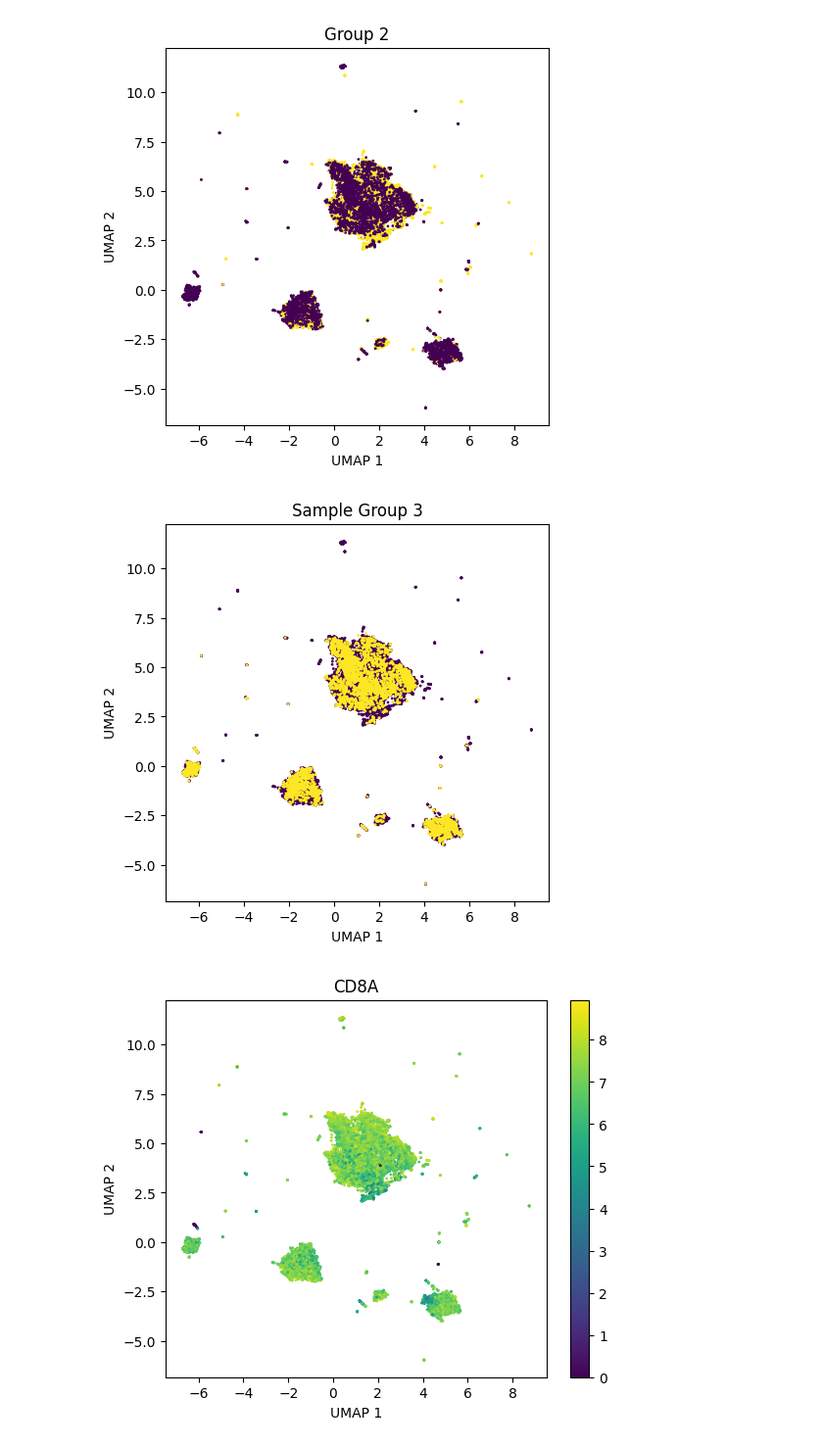
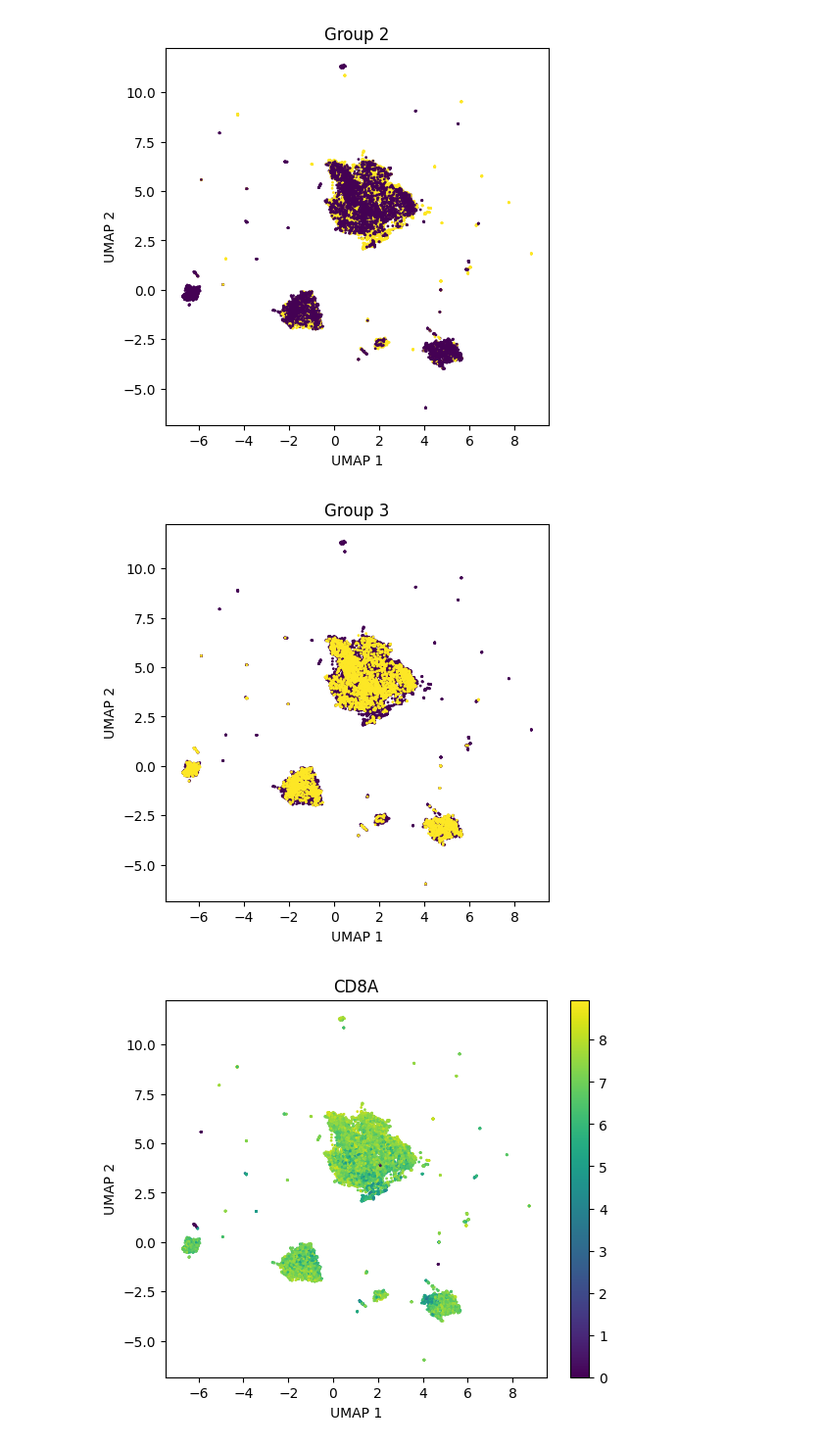
Before and after one commit to Perik-Zavodskii/TCRscape, a Jupyter notebook: TCRsacape.ipynb, the cells around one changed output. Shown at 98% size. Drawn from its saved outputs; the diff is of its cells as text; code cells hidden in the pictures.

```diff
--- a/TCRsacape.ipynb
+++ b/TCRsacape.ipynb
@@ -294,19 +306,19 @@ plt.savefig('TCRscape Group 2.png', dpi=600, bbox_inches='tight')
 # %%
 #UMAP Feature plot
 
 feature = df["Sample_Group 3"]
 
 plt.figure(figsize=(5.05,5))
 plt.scatter(clusterable_embedding[:, 0], clusterable_embedding[:, 1],
             c = feature, cmap = "viridis", s = 1)
 
-plt.title("Sample Group 3")
+plt.title("Group 3")
 plt.xlabel('UMAP 1')
 plt.ylabel('UMAP 2')
 
 plt.savefig('TCRscape Group 3.png', dpi=600, bbox_inches='tight')
 # %% [output]
-[figure, old version]
+[figure, new version]
 # %%
 #UMAP Feature plot
 
```
Also changed, not shown: parts of 9 cells of this notebook.
